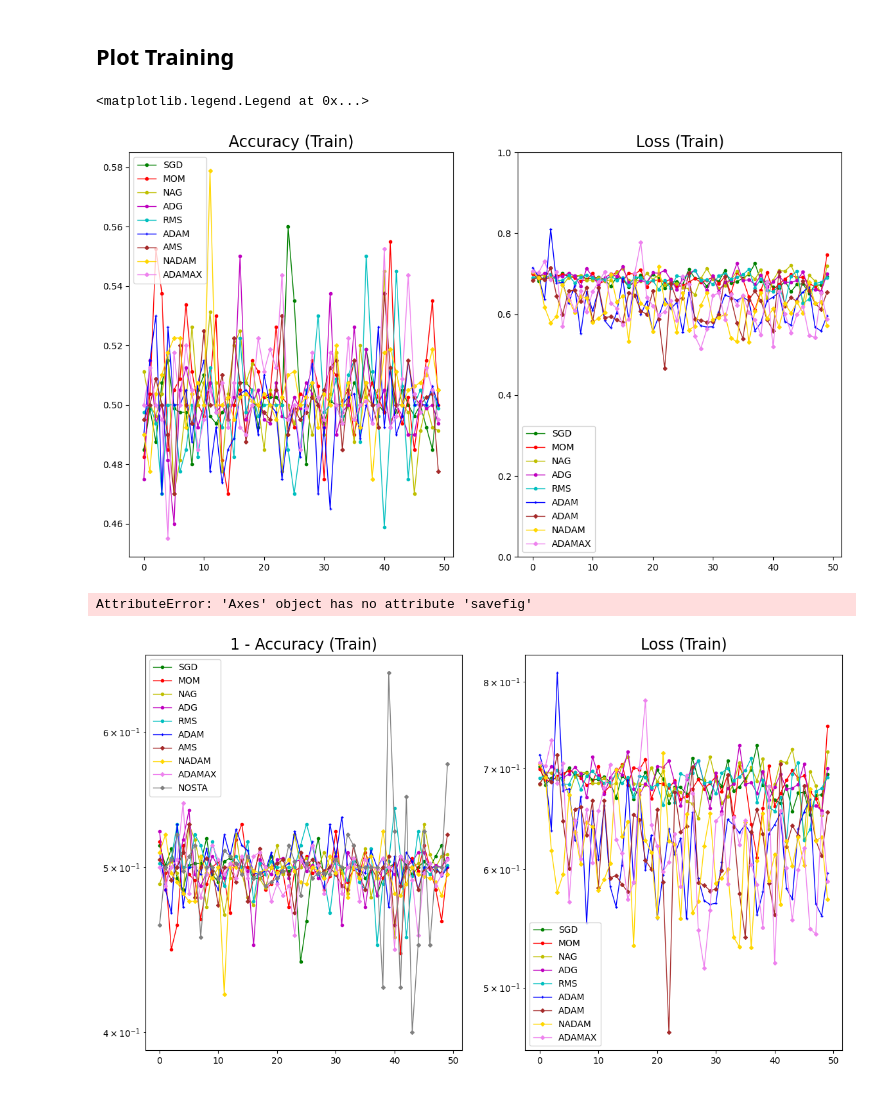
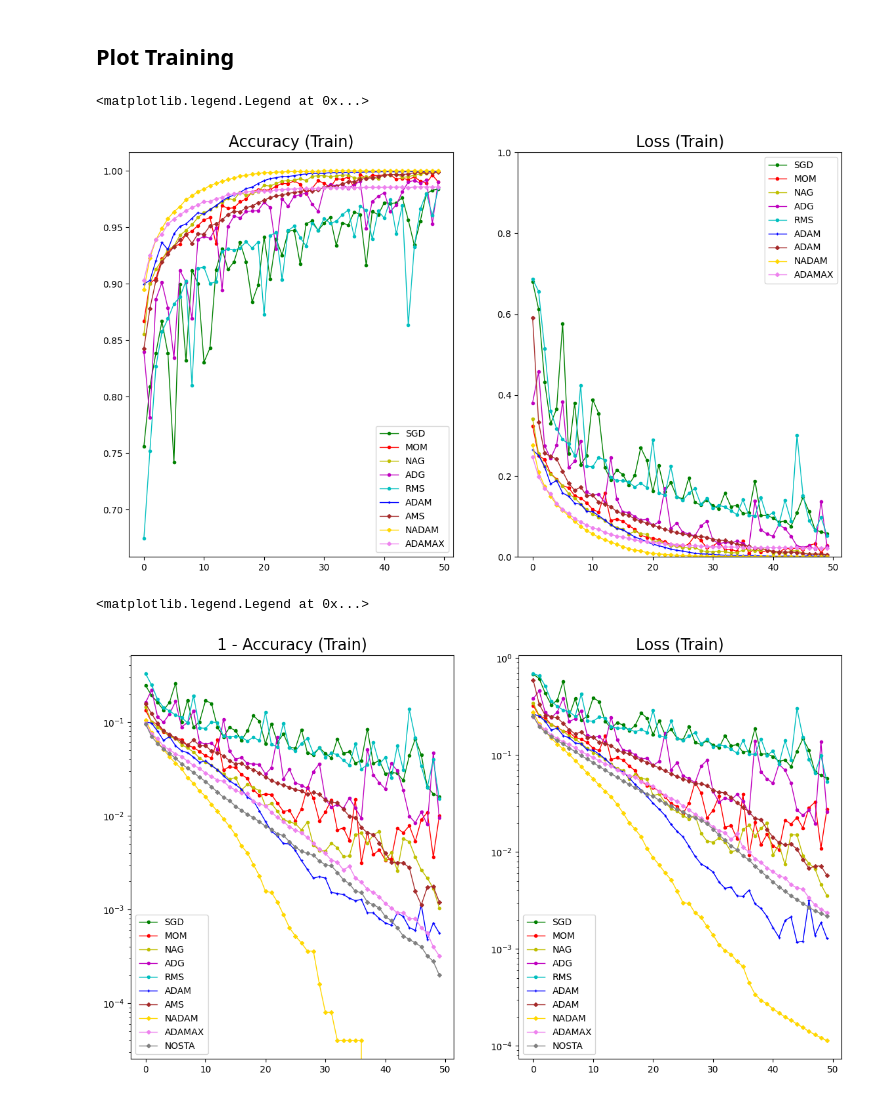
Before and after one commit to louislat/Advanced-ML-Project, a Jupyter notebook: ExperimentTextClassification.ipynb, the cells around one changed output. Drawn from its saved outputs; the diff is of its cells as text; code cells hidden in the pictures.

Commit message:
update text classification

```diff
--- a/ExperimentTextClassification.ipynb
+++ b/ExperimentTextClassification.ipynb
@@ -246,11 +181,11 @@ Epoch 41 / 50 : Loss = 0.6422979831695557
 # %% [markdown]
 ### AMS Grad
 # %%
-model = LSTMClassifier(input_dim, embedding_dim, hidden_dim, output_dim)
-L_ams, A_ams, lt_ams, at_ams = model.training_AMS(
+model_ConvNN = Net()
+L_ams, A_ams, lt_ams, at_ams = model_ConvNN.training_AMS(
     binary_cross_entropy,
-    train_loader, X_test, y_test,
-    nb_epochs, 0.002, beta1, beta2, epsilon, verbose=True)
+    X_train, y_train, X_test, y_test,
+    nb_epochs, batch_size, batches_per_epoch, 0.002, beta1, beta2, epsilon, verbose=True)
 n = np.argmax(at_ams)
 lt_ams, at_ams = lt_ams[n].detach().item(), at_ams[n].detach().item()
 # %% [output]
@@ -264,11 +200,11 @@ Epoch 41 / 50 : Loss = 0.5592476725578308
 # %% [markdown]
 ### Nadam
 # %%
-model = LSTMClassifier(input_dim, embedding_dim, hidden_dim, output_dim)
-L_nadam, A_nadam, lt_nadam, at_nadam = model.training_NADAM(
+model_ConvNN = Net()
+L_nadam, A_nadam, lt_nadam, at_nadam = model_ConvNN.training_NADAM(
     binary_cross_entropy,
-    train_loader, X_test, y_test,
-    nb_epochs, 0.002, 0.99, 0.999, epsilon, verbose=True)
+    X_train, y_train, X_test, y_test,
+    nb_epochs, batch_size, batches_per_epoch, 0.002, 0.99, 0.999, epsilon, verbose=True)
 n = np.argmax(at_nadam)
 lt_nadam, at_nadam = lt_nadam[n].detach().item(), at_nadam[n].detach().item()
 # %% [output]
@@ -282,11 +219,11 @@ Epoch 41 / 50 : Loss = 0.6134090423583984
 # %% [markdown]
 ### Adamax
 # %%
-model = LSTMClassifier(input_dim, embedding_dim, hidden_dim, output_dim)
-L_adamax, A_adamax, lt_adamax, at_adamax = model.training_ADAMAX(
+model_ConvNN = Net()
+L_adamax, A_adamax, lt_adamax, at_adamax = model_ConvNN.training_ADAMAX(
     binary_cross_entropy,
-    train_loader, X_test, y_test,
-    nb_epochs, 0.002, 0.95, 0.999, 0, epsilon, verbose=True)
+    X_train, y_train, X_test, y_test,
+    nb_epochs, batch_size, batches_per_epoch, 0.002, 0.95, 0.999, 0, epsilon, verbose=True)
 n = np.argmax(at_adamax)
 lt_adamax, at_adamax = lt_adamax[n].detach().item(), at_adamax[n].detach().item()
 # %% [output]
@@ -320,33 +259,33 @@ Epoch 50 / 50 : Loss = nan
 # %%
 fig, ax = pl.subplots(1,2, figsize=(14,8))
 
 ax[0].plot(A_sgd, 'go-', markersize=3, linewidth=1, label='SGD')
 ax[0].plot(A_mom, 'ro-', markersize=3, linewidth=1, label='MOM')
 ax[0].plot(A_nag, 'yo-', markersize=3, linewidth=1, label='NAG')
 ax[0].plot(A_adg, 'mo-', markersize=3, linewidth=1, label='ADG')
 ax[0].plot(A_rms, 'co-', markersize=3, linewidth=1, label='RMS')
 ax[0].plot(A_adam, 'b+-', markersize=3, linewidth=1, label='ADAM')
 ax[0].plot(A_ams, marker='D', color='brown', markersize=3, linewidth=1, label='AMS')
 ax[0].plot(A_nadam, marker='D', color='gold', markersize=3, linewidth=1, label='NADAM')
 ax[0].plot(A_adamax, marker='D', color='violet', markersize=3, linewidth=1, label='ADAMAX')
 ax[0].set_title("Accuracy (Train)", size=17)
 ax[0].legend()
 
-ax[1].plot([v.item() for v in L_sgd], 'go-', markersize=3, linewidth=1, label='SGD')
-ax[1].plot([v.item() for v in L_mom], 'ro-', markersize=3, linewidth=1, label='MOM')
-ax[1].plot([v.item() for v in L_nag], 'yo-', markersize=3, linewidth=1, label='NAG')
-ax[1].plot([v.item() for v in L_adg], 'mo-', markersize=3, linewidth=1, label='ADG')
-ax[1].plot([v.item() for v in L_rms], 'co-', markersize=3, linewidth=1, label='RMS')
-ax[1].plot([v.item() for v in L_adam], 'b+-', markersize=3, linewidth=1, label='ADAM')
-ax[1].plot([v.item() for v in L_ams], marker='D', color='brown', markersize=3, linewidth=1, label='ADAM')
-ax[1].plot([v.item() for v in L_nadam], marker='D', color='gold', markersize=3, linewidth=1, label='NADAM')
-ax[1].plot([v.item() for v in L_adamax], marker='D', color='violet', markersize=3, linewidth=1, label='ADAMAX')
+ax[1].plot(L_sgd, 'go-', markersize=3, linewidth=1, label='SGD')
+ax[1].plot(L_mom, 'ro-', markersize=3, linewidth=1, label='MOM')
+ax[1].plot(L_nag, 'yo-', markersize=3, linewidth=1, label='NAG')
+ax[1].plot(L_adg, 'mo-', markersize=3, linewidth=1, label='ADG')
+ax[1].plot(L_rms, 'co-', markersize=3, linewidth=1, label='RMS')
+ax[1].plot(L_adam, 'b+-', markersize=3, linewidth=1, label='ADAM')
+ax[1].plot(L_ams, marker='D', color='brown', markersize=3, linewidth=1, label='ADAM')
+ax[1].plot(L_nadam, marker='D', color='gold', markersize=3, linewidth=1, label='NADAM')
+ax[1].plot(L_adamax, marker='D', color='violet', markersize=3, linewidth=1, label='ADAMAX')
 ax[1].set_title("Loss (Train)", size=17)
 ax[1].set_ylim(0,1)
 ax[1].legend()
 # %% [output]
 <matplotlib.legend.Legend at 0x...>
-[figure, old version]
+[figure, new version]
 # %%
 fig, ax = pl.subplots(1,2, figsize=(14,8))
 
@@ -364,24 +303,22 @@ ax[0].set_title("1 - Accuracy (Train)", size=17)
 ax[0].set_yscale('log')
 ax[0].legend()
 
-ax[1].plot([v.item() for v in L_sgd], 'go-', markersize=3, linewidth=1, label='SGD')
-ax[1].plot([v.item() for v in L_mom], 'ro-', markersize=3, linewidth=1, label='MOM')
-ax[1].plot([v.item() for v in L_nag], 'yo-', markersize=3, linewidth=1, label='NAG')
-ax[1].plot([v.item() for v in L_adg], 'mo-', markersize=3, linewidth=1, label='ADG')
-ax[1].plot([v.item() for v in L_rms], 'co-', markersize=3, linewidth=1, label='RMS')
-ax[1].plot([v.item() for v in L_adam], 'b+-', markersize=3, linewidth=1, label='ADAM')
-ax[1].plot([v.item() for v in L_ams], marker='D', color='brown', markersize=3, linewidth=1, label='ADAM')
-ax[1].plot([v.item() for v in L_nadam], marker='D', color='gold', markersize=3, linewidth=1, label='NADAM')
-ax[1].plot([v.item() for v in L_adamax], marker='D', color='violet', markersize=3, linewidth=1, label='ADAMAX')
+ax[1].plot(L_sgd, 'go-', markersize=3, linewidth=1, label='SGD')
+ax[1].plot(L_mom, 'ro-', markersize=3, linewidth=1, label='MOM')
+ax[1].plot(L_nag, 'yo-', markersize=3, linewidth=1, label='NAG')
+ax[1].plot(L_adg, 'mo-', markersize=3, linewidth=1, label='ADG')
+ax[1].plot(L_rms, 'co-', markersize=3, linewidth=1, label='RMS')
+ax[1].plot(L_adam, 'b+-', markersize=3, linewidth=1, label='ADAM')
+ax[1].plot(L_ams, marker='D', color='brown', markersize=3, linewidth=1, label='ADAM')
+ax[1].plot(L_nadam, marker='D', color='gold', markersize=3, linewidth=1, label='NADAM')
+ax[1].plot(L_adamax, marker='D', color='violet', markersize=3, linewidth=1, label='ADAMAX')
+ax[1].plot(L_nos, marker='D', color='gray', markersize=3, linewidth=1, label='NOSTA')
 ax[1].set_title("Loss (Train)", size=17)
 ax[1].set_yscale('log')
 ax[1].legend()
-
-ax[1].savefig('acc_text.png', bbox_inches='tight')
-fig.savefig('loss_text.png', bbox_inches='tight')
 # %% [output]
-AttributeError: 'Axes' object has no attribute 'savefig'
+<matplotlib.legend.Legend at 0x...>
-[figure, old version]
+[figure, new version]
 # %%
 list_test_loss = [lt_sgd, lt_mom, lt_nag, lt_adg, lt_rms, lt_adam, lt_ams, lt_nadam, lt_adamax, lt_nos]
 list_test_accu = [at_sgd, at_mom, at_nag, at_adg, at_rms, at_adam, at_ams, at_nadam, at_adamax, at_nos]
```
Also changed, not shown: parts of 23 cells of this notebook, 1 other file.
